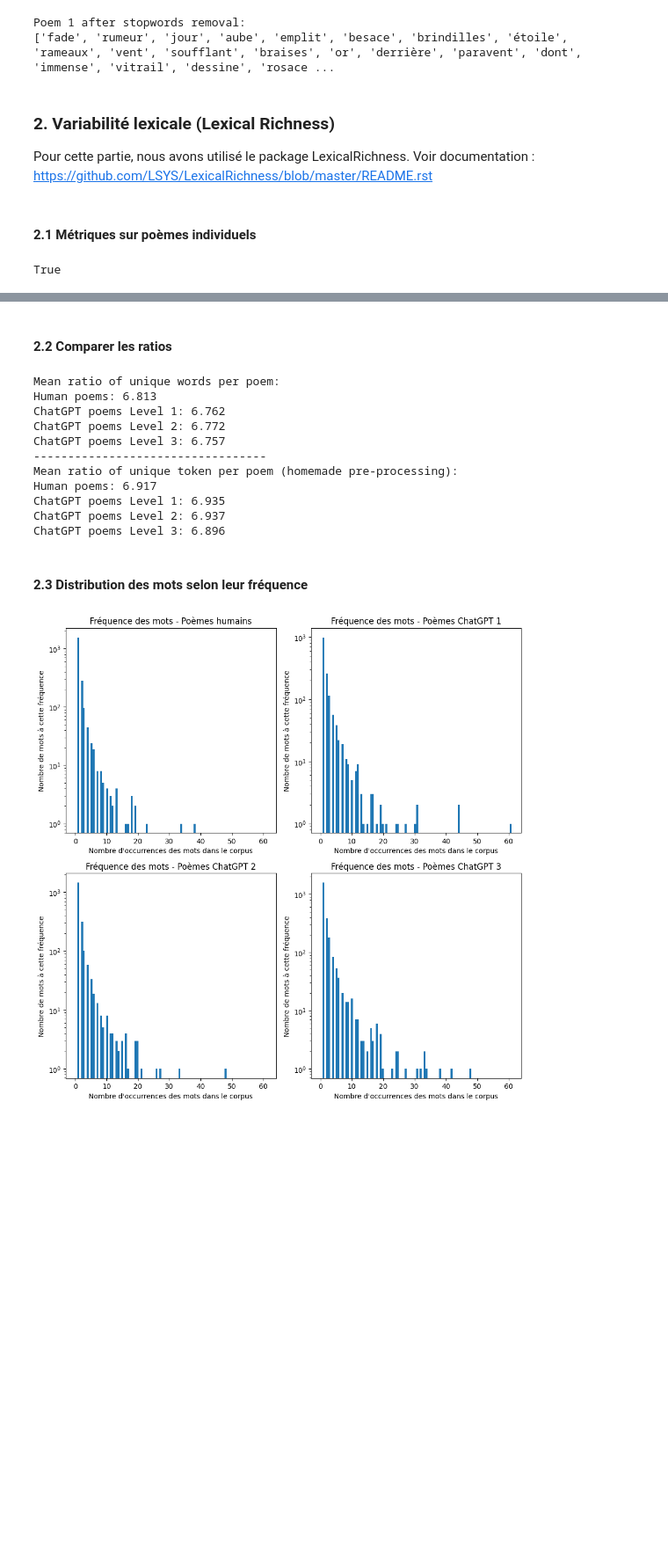
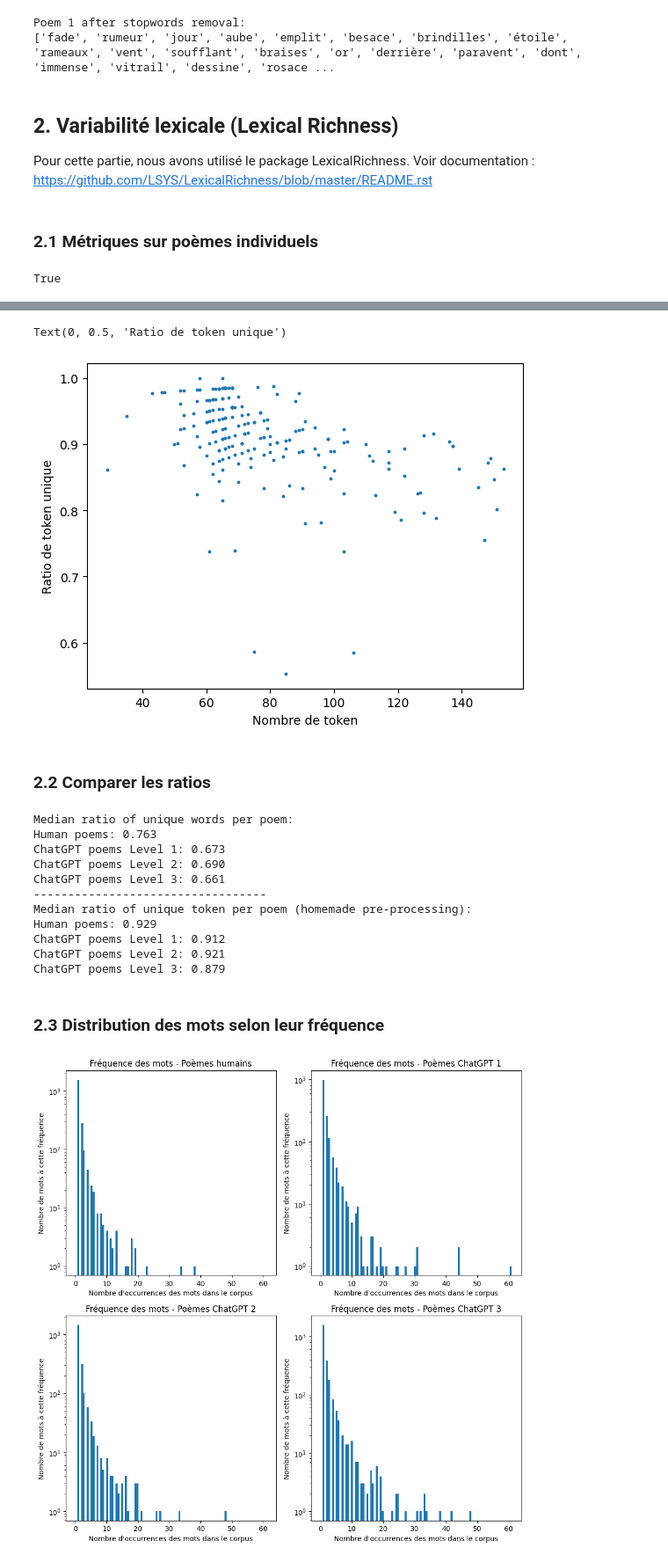
Before and after one commit to margauxlep/tm-nlp-poems, a Jupyter notebook: voc_lex_analysis.ipynb, the cells around one changed output, grey strips where cells are left out. Shown: that part at 88% size. Cells and saved outputs as stored; diff of their text form; code cells hidden in the pictures; blank space fills up the shorter version.

```diff
--- a/voc_lex_analysis.ipynb
+++ b/voc_lex_analysis.ipynb
@@ -214,13 +214,13 @@ Poem 1 after stopwords removal:
 # %%
 # lemmatization : provided by the package LexicalRichness ??
 # %% [markdown]
-### 2. Variabilité lexicale (Lexical Richness)
+## 2. Variabilité lexicale (Lexical Richness)
 
 Pour cette partie, nous avons utilisé le package LexicalRichness. Voir documentation  : https://github.com/LSYS/LexicalRichness/blob/master/README.rst
 # %%
 from lexicalrichness import LexicalRichness
 # %% [markdown]
-#### 2.1 Métriques sur poèmes individuels
+### 2.1 Métriques sur poèmes individuels
 # %%
 len(df_poems.index) == len(filtered_poems)
 # %% [output]
@@ -252,5 +252,14 @@ df_poems.head()
 | 4 | 42sm4.txt | la nuit approbatrice allume les o... | H | Stéphane Mallarmé, Sonnet en X | 111.0 | 85.0 | 0.765766 | [nuit, approbatrice, allume, onyx... | 62.0 | ... |
 # %%
 # Plot values to get overview
+
+# scatter plot num_tokens / ratio_token
+plt.scatter(df_poems['num_tokens'], df_poems['ratio_token'], s=3) # s = size of the points
+
+plt.xlabel('Nombre de token')
+plt.ylabel('Ratio de token unique')
+# %% [output]
+Text(0, 0.5, 'Ratio de token unique')
+[figure, added]
 # %% [markdown]
-#### 2.2 Comparer les ratios
+### 2.2 Comparer les ratios
@@ -259,6 +266,8 @@ df_poems.head()
 # %%
 # nous allons à présent comparer les valeurs des colonnes ratio et ratio_token
 # le but est de voir si l'on observe des différences significatives entre les poèmes naturels (H) et les poèmes artificielles (M1, M2, M3).
+
+# VERSION AMELIOREE EN 2.5
 
 # on coupe notre df en 4
 df_h = df_poems[df_poems['human_machine']=='H']
@@ -278,33 +287,33 @@ ratio_tok_stats_m2 = df_m2['ratio_token'].describe()
 ratio_stats_m3 = df_m3['ratio'].describe()
 ratio_tok_stats_m3 = df_m3['ratio_token'].describe()
 
-print('Mean ratio of unique words per poem:')
-print(f'Human poems: {ratio_stats_h.mean():.3f}')
-print(f'ChatGPT poems Level 1: {ratio_stats_m1.mean():.3f}')
-print(f'ChatGPT poems Level 2: {ratio_stats_m2.mean():.3f}')
-print(f'ChatGPT poems Level 3: {ratio_stats_m3.mean():.3f}')
+print('Median ratio of unique words per poem:')
+print(f'Human poems: {ratio_stats_h.median():.3f}')
+print(f'ChatGPT poems Level 1: {ratio_stats_m1.median():.3f}') # ajouter interquartal range
+print(f'ChatGPT poems Level 2: {ratio_stats_m2.median():.3f}')
+print(f'ChatGPT poems Level 3: {ratio_stats_m3.median():.3f}')
 print('----------------------------------')
-print('Mean ratio of unique token per poem (homemade pre-processing):')
-print(f'Human poems: {ratio_tok_stats_h.mean():.3f}')
-print(f'ChatGPT poems Level 1: {ratio_tok_stats_m1.mean():.3f}')
-print(f'ChatGPT poems Level 2: {ratio_tok_stats_m2.mean():.3f}')
-print(f'ChatGPT poems Level 3: {ratio_tok_stats_m3.mean():.3f}')
+print('Median ratio of unique token per poem (homemade pre-processing):')
+print(f'Human poems: {ratio_tok_stats_h.median():.3f}')
+print(f'ChatGPT poems Level 1: {ratio_tok_stats_m1.median():.3f}')
+print(f'ChatGPT poems Level 2: {ratio_tok_stats_m2.median():.3f}')
+print(f'ChatGPT poems Level 3: {ratio_tok_stats_m3.median():.3f}')
 # %% [output]
-Mean ratio of unique words per poem:
-Human poems: 6.813
-ChatGPT poems Level 1: 6.762
-ChatGPT poems Level 2: 6.772
-ChatGPT poems Level 3: 6.757
+Median ratio of unique words per poem:
+Human poems: 0.763
+ChatGPT poems Level 1: 0.673
+ChatGPT poems Level 2: 0.690
+ChatGPT poems Level 3: 0.661
 ----------------------------------
-Mean ratio of unique token per poem (homemade pre-processing):
-Human poems: 6.917
-ChatGPT poems Level 1: 6.935
-ChatGPT poems Level 2: 6.937
-ChatGPT poems Level 3: 6.896
+Median ratio of unique token per poem (homemade pre-processing):
+Human poems: 0.929
+ChatGPT poems Level 1: 0.912
+ChatGPT poems Level 2: 0.921
+ChatGPT poems Level 3: 0.879
 # %%
 # + plot distribution of values for each group
 # %% [markdown]
-#### 2.3 Distribution des mots selon leur fréquence
+### 2.3 Distribution des mots selon leur fréquence
 # %%
 # En reprenant notre list de token issue du preprocessing en 1.2,
 # nous allons couper notre dataset pour séparer chaque groupe : H, M1, M2, M3
```
Also changed, not shown: parts of 28 cells of this notebook.
